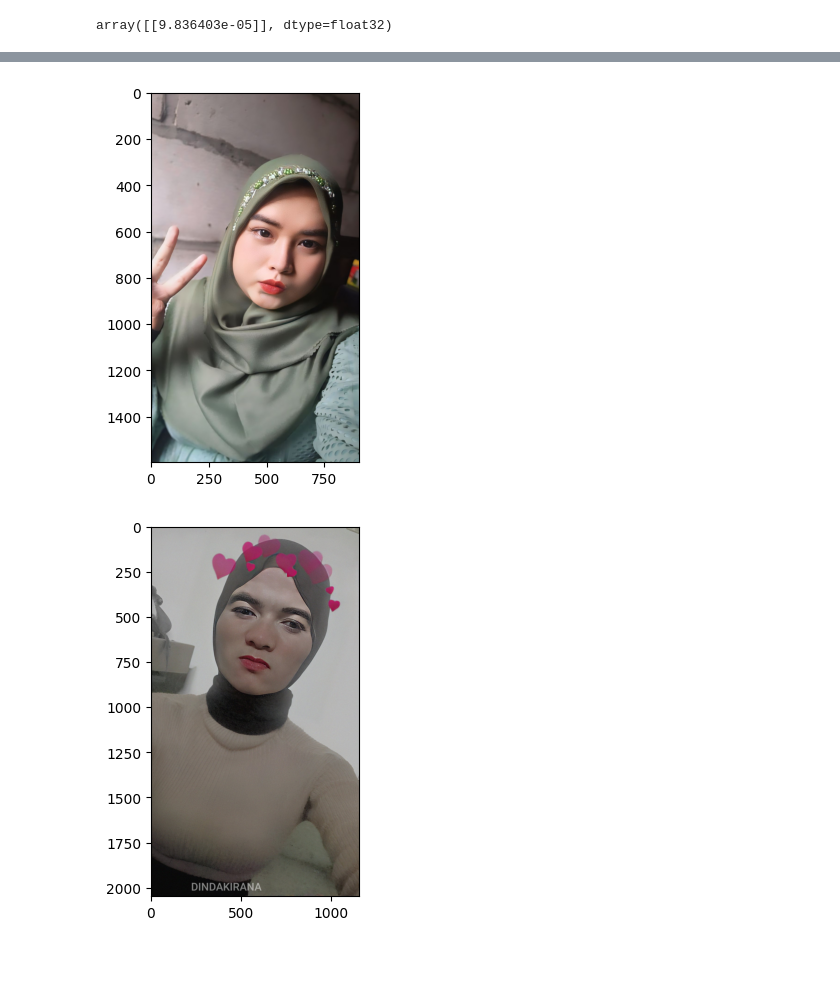
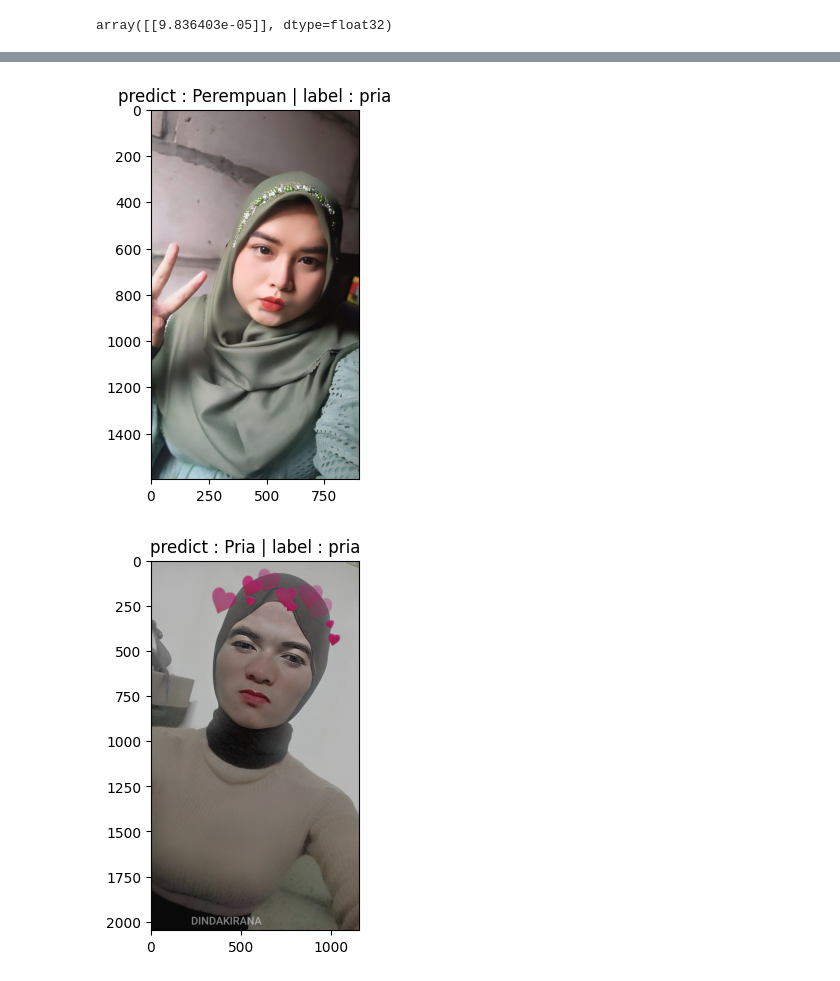
Before and after one commit to Kelniteru/MasGanjar, a Jupyter notebook: nada.ipynb, the cells around one changed output, grey strips where cells are left out. Saved outputs shown, nothing was run; the diff lists cells and outputs as text; code cells hidden in the pictures.

```diff
--- a/nada.ipynb
+++ b/nada.ipynb
@@ -235,5 +233,6 @@ for img in os.listdir(os.path.join(rooter, "Perempuan"))[:5]:
   t = os.path.join(rooter, os.path.join("Perempuan", img))
   img = mpimg.imread(t)
   plt.imshow(img)
+  plt.title(f"predict : {output(t)} | label : perempuan")
   plt.show()
 # %% [output]
@@ -245,13 +244,14 @@ for img in os.listdir(os.path.join(rooter, "Perempuan"))[:5]:
 # %%
 import matplotlib.pyplot as plt
 
 import matplotlib.image as mpimg
 
 for img in os.listdir(os.path.join(rooter, "Pria"))[:5]:
   t = os.path.join(rooter, os.path.join("Pria", img))
   img = mpimg.imread(t)
   plt.imshow(img)
+  plt.title(f"predict : {output(t)} | label : pria")
   plt.show()
 # %% [output]
-[figure, old version]
+[figure, new version]
-[figure, old version]
+[figure, new version]
```
Also changed, not shown: parts of 4 cells of this notebook.
